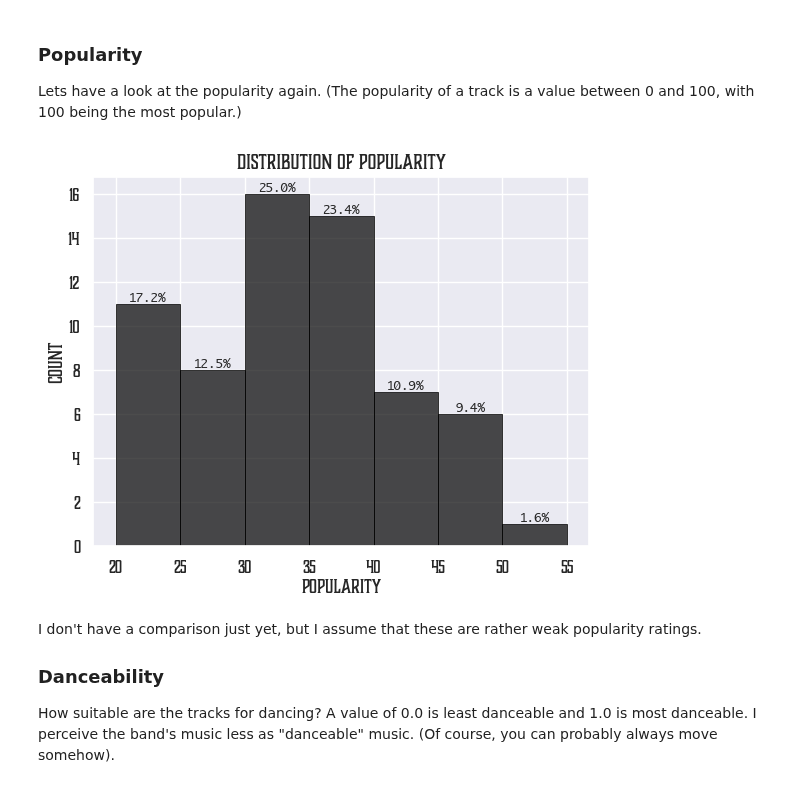
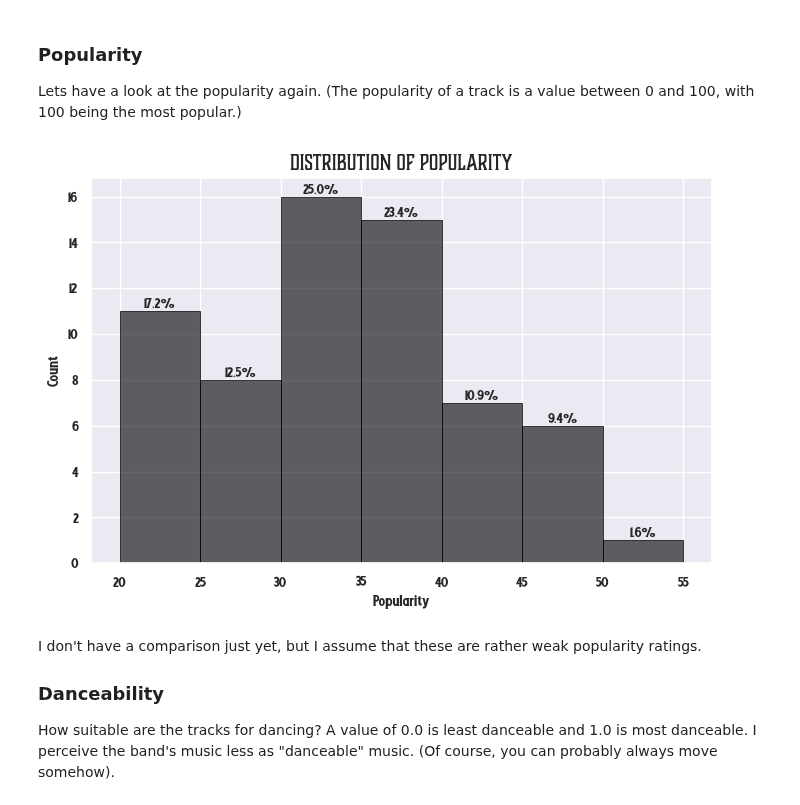
Before and after one commit to scheinmensch/Spotify, a Jupyter notebook: AllThemWitches.ipynb, the cells around one changed output. Cells and saved outputs as stored; diff of their text form; code cells hidden in the pictures.

```diff
--- a/AllThemWitches.ipynb
+++ b/AllThemWitches.ipynb
@@ -8,14 +8,14 @@ import matplotlib.pyplot as plt
 from matplotlib.dates import YearLocator
 import numpy as np
 # %%
-# get the font Boucherie Block
+# get the fonts Boucherie Block and Rockabilly
 sns.set()
 from matplotlib import font_manager
 font_path = '/Users/johannakruger/Library/Fonts/Boucherie Block.otf'
 prop = font_manager.FontProperties(fname=font_path)
 plt.rcParams['font.family'] = prop.get_name()
 
-font_path2 = '/System/Library/Fonts/Monaco.ttf'
+font_path2 = '/Users/johannakruger/Library/Fonts/ROCKABILLY Regular.otf'
 prop2 = font_manager.FontProperties(fname=font_path2)
 plt.rcParams['font.family'] = prop2.get_name()
 # %%
@@ -280,22 +280,23 @@ Most tracks are about 5 minutes long, but as an honorable rock band there are of
 Lets have a look at the popularity again. (The popularity of a track is a value between 0 and 100, with 100 being the most popular.)
 # %%
 bin_boundaries = np.arange(20,60,5)
-sns.histplot(atw['popularity'], color='#000000', edgecolor='#000000', alpha=.7,linewidth=0.5, bins=bin_boundaries, stat='count')
-plt.xlabel('Popularity', fontproperties=prop, fontsize=13)
-plt.ylabel('Count', fontproperties=prop, fontsize=13)
-plt.title('Distribution of Popularity', fontproperties=prop, fontsize=14)
-plt.xticks(np.arange(20, 60, 5),fontproperties=prop, fontsize=12)
-plt.yticks(fontproperties=prop, fontsize=12)
+plt.figure(figsize=(8,5))
+sns.histplot(atw['popularity'], color='#000000', edgecolor='#000000', alpha=.6,linewidth=0.5, bins=bin_boundaries, stat='count')
+plt.xlabel('Popularity', fontproperties=prop2, fontsize=14)
+plt.ylabel('Count', fontproperties=prop2, fontsize=14)
+plt.title('Distribution of Popularity', fontproperties=prop, fontsize=15)
+plt.xticks(np.arange(20, 60, 5),fontproperties=prop2, fontsize=13)
+plt.yticks(fontproperties=prop2, fontsize=13)
 counts, _ = np.histogram(atw['popularity'], bins=bin_boundaries)
 total_count = len(atw['popularity'])
 percentages = [(count / total_count) * 100 for count in counts]
 
 for i, count in enumerate(counts):
-    plt.text(bin_boundaries[i] + (bin_boundaries[i + 1] - bin_boundaries[i]) / 2, count, f'{percentages[i]:.1f}%', ha='center', va='bottom', fontsize=9,fontproperties=prop2)
+    plt.text(bin_boundaries[i] + (bin_boundaries[i + 1] - bin_boundaries[i]) / 2, count, f'{percentages[i]:.1f}%', ha='center', va='bottom', fontsize=13,fontproperties=prop2)
 
 plt.show();
 # %% [output]
-[figure, old version]
+[figure, new version]
 # %% [markdown]
 I don't have a comparison just yet, but I assume that these are rather weak popularity ratings.
 
```
Also changed, not shown: parts of 16 cells of this notebook.
